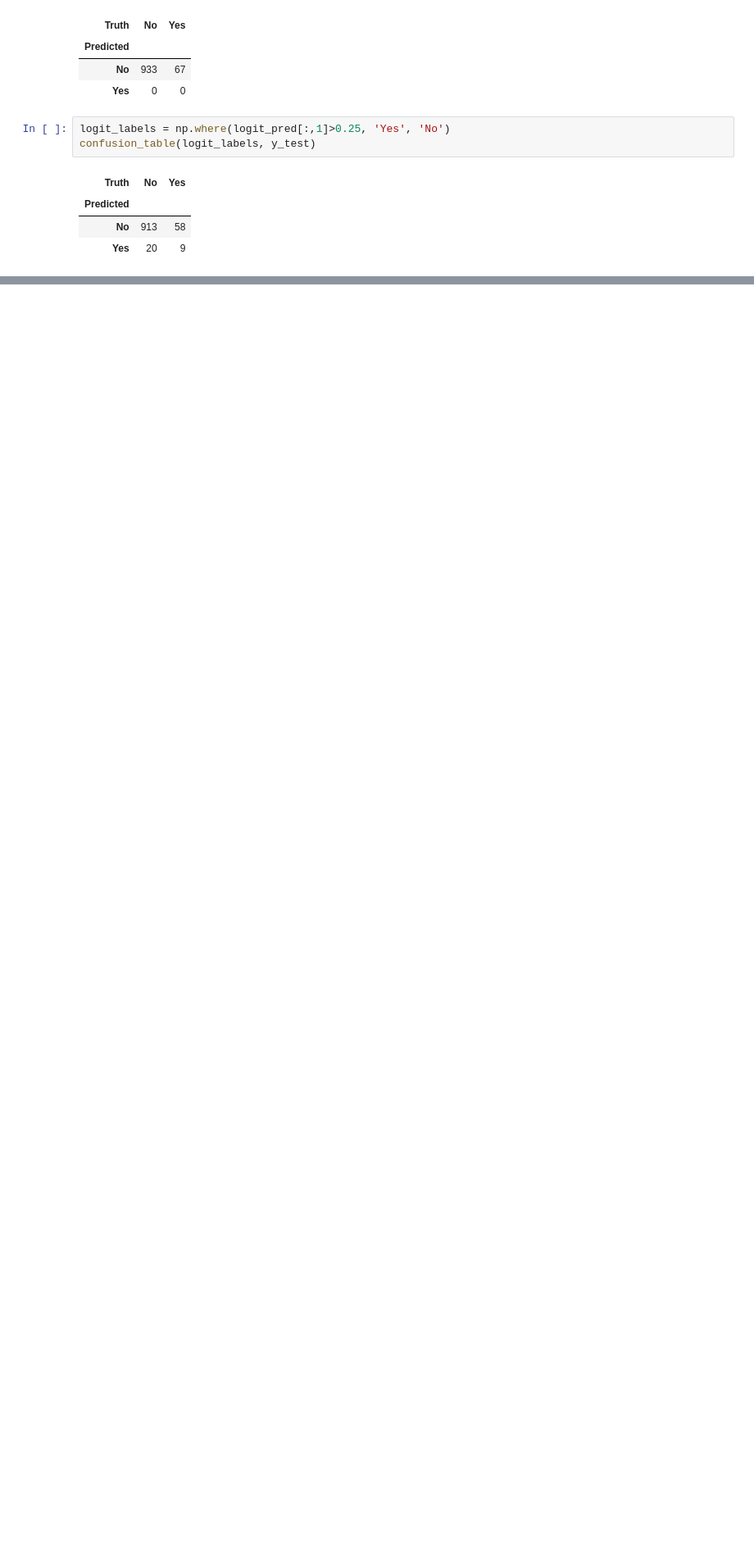
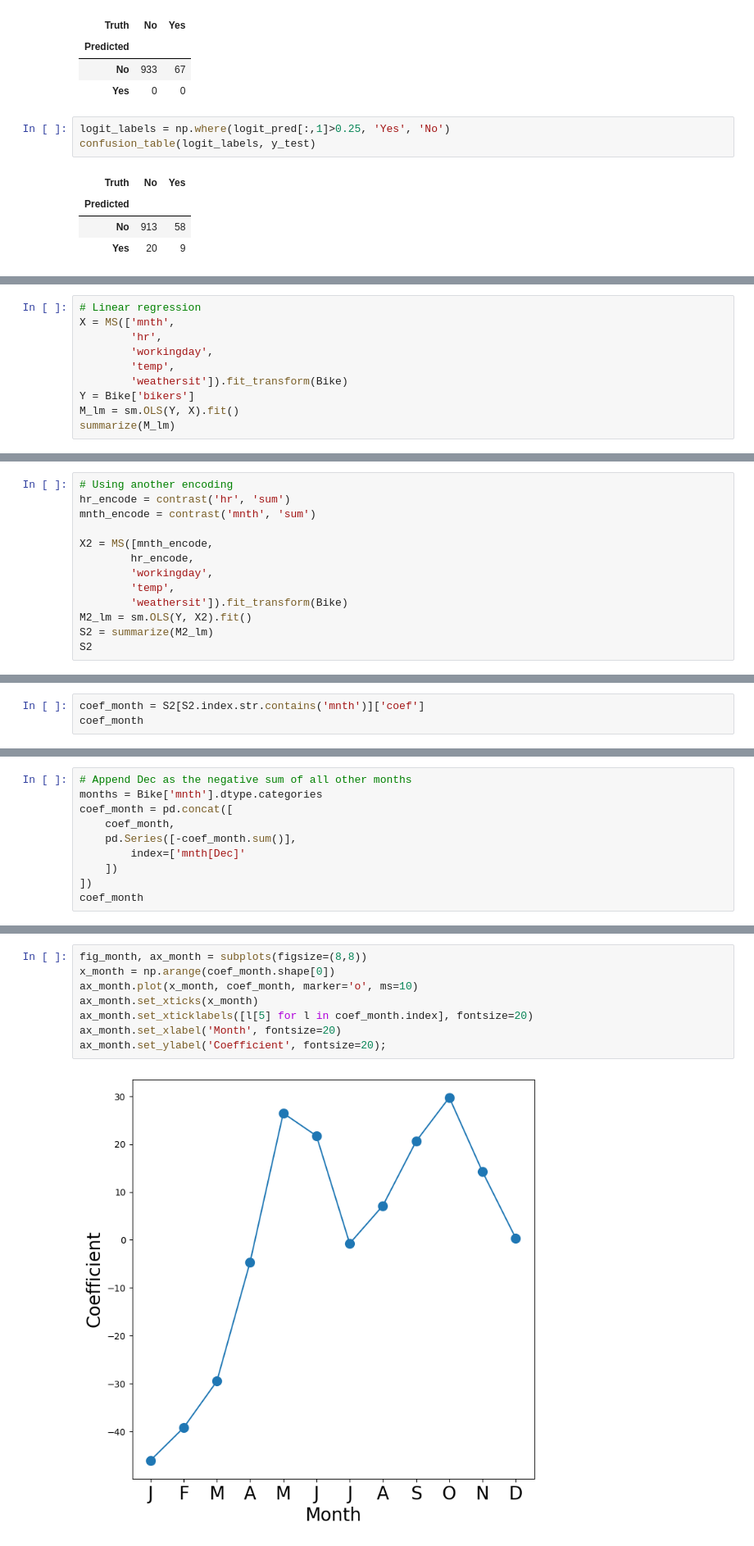
Before and after one commit to deusdevok/ISLP_Python, a Jupyter notebook: Chapter 4/Chapter4Labs.ipynb, the cells around one changed output, grey strips where cells are left out. Shown: that part at 82% size. Cells and saved outputs as stored; diff of their text form; blank space fills up the shorter version.

```diff
--- a/Chapter 4/Chapter4Labs.ipynb
+++ b/Chapter 4/Chapter4Labs.ipynb
@@ -463,0 +474,10 @@ confusion_table(logit_labels, y_test)
+# %%
+# Linear regression
+X = MS(['mnth',
+        'hr',
+        'workingday',
+        'temp',
+        'weathersit']).fit_transform(Bike)
+Y = Bike['bikers']
+M_lm = sm.OLS(Y, X).fit()
+summarize(M_lm)
@@ -463,0 +502,13 @@ confusion_table(logit_labels, y_test)
+# %%
+# Using another encoding
+hr_encode = contrast('hr', 'sum')
+mnth_encode = contrast('mnth', 'sum')
+
+X2 = MS([mnth_encode,
+        hr_encode,
+        'workingday',
+        'temp',
+        'weathersit']).fit_transform(Bike)
+M2_lm = sm.OLS(Y, X2).fit()
+S2 = summarize(M2_lm)
+S2
@@ -463,0 +541,3 @@ confusion_table(logit_labels, y_test)
+# %%
+coef_month = S2[S2.index.str.contains('mnth')]['coef']
+coef_month
@@ -463,0 +557,10 @@ confusion_table(logit_labels, y_test)
+# %%
+# Append Dec as the negative sum of all other months
+months = Bike['mnth'].dtype.categories
+coef_month = pd.concat([
+    coef_month,
+    pd.Series([-coef_month.sum()],
+        index=['mnth[Dec]'
+    ])
+])
+coef_month
@@ -463,0 +581,10 @@ confusion_table(logit_labels, y_test)
+# %%
+fig_month, ax_month = subplots(figsize=(8,8))
+x_month = np.arange(coef_month.shape[0])
+ax_month.plot(x_month, coef_month, marker='o', ms=10)
+ax_month.set_xticks(x_month)
+ax_month.set_xticklabels([l[5] for l in coef_month.index], fontsize=20)
+ax_month.set_xlabel('Month', fontsize=20)
+ax_month.set_ylabel('Coefficient', fontsize=20);
+# %% [output]
+[figure, added]
```
Also changed, not shown: parts of 14 cells of this notebook, 1 other file.
